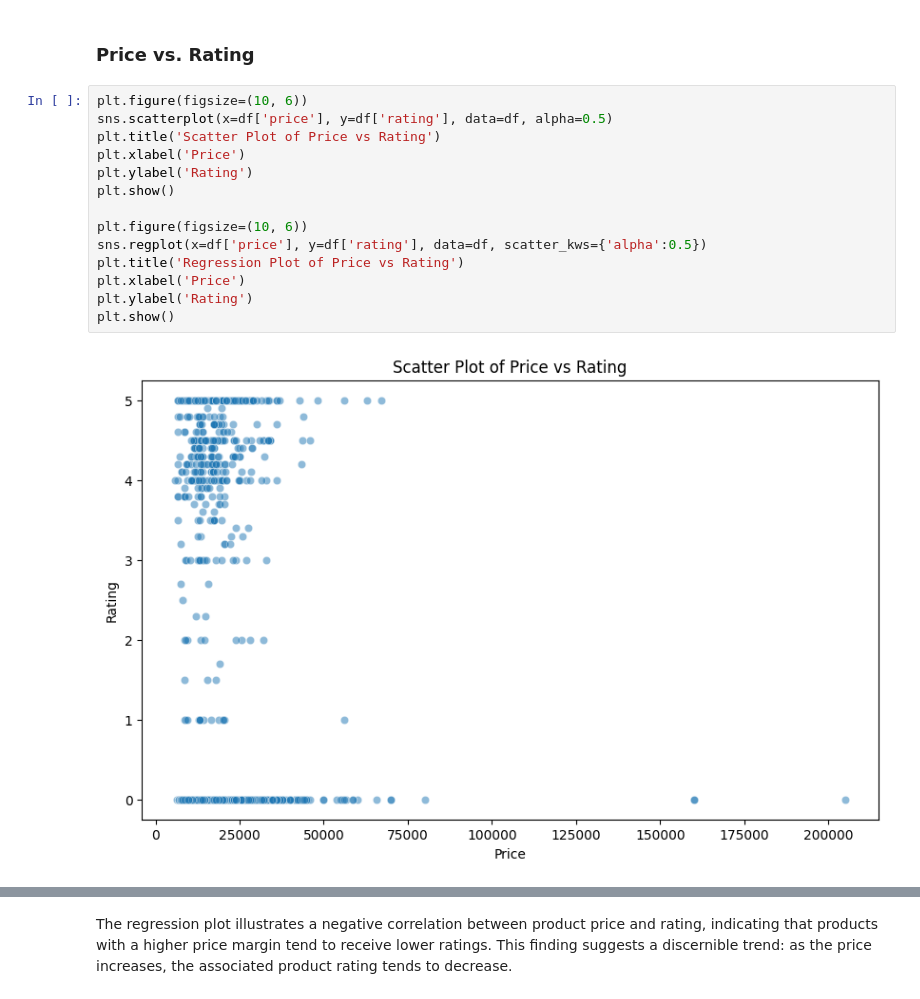
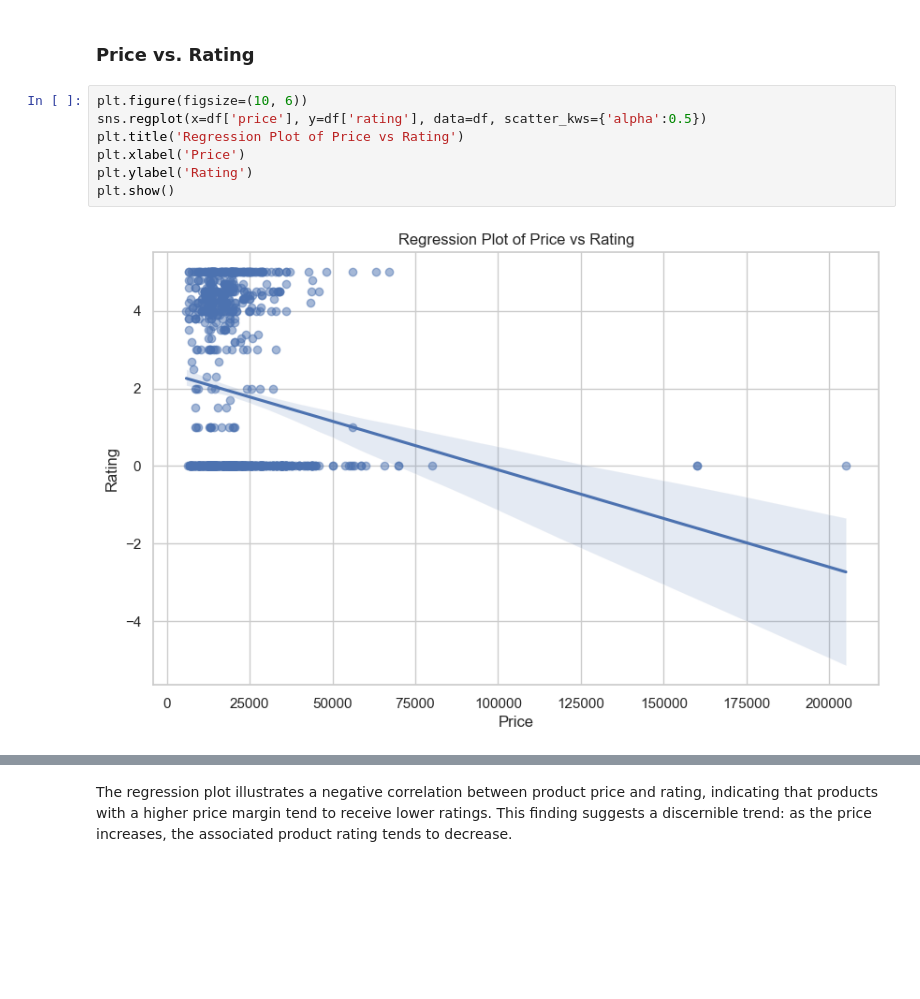
Before and after one commit to alvinmurimi/jumia, a Jupyter notebook: analysis.ipynb, the cells around one changed output, grey strips where cells are left out. Cells and saved outputs as stored; diff of their text form; blank space fills up the shorter version.

```diff
--- a/analysis.ipynb
+++ b/analysis.ipynb
@@ -521,18 +521,11 @@ The bar plot highlights that **Freeyond** leads with an average rating of approx
 # %% [markdown]
 ### Price vs. Rating
 # %%
-plt.figure(figsize=(10, 6))
-sns.scatterplot(x=df['price'], y=df['rating'], data=df, alpha=0.5)
-plt.title('Scatter Plot of Price vs Rating')
-plt.xlabel('Price')
-plt.ylabel('Rating')
-plt.show()
-
 plt.figure(figsize=(10, 6))
 sns.regplot(x=df['price'], y=df['rating'], data=df, scatter_kws={'alpha':0.5})
 plt.title('Regression Plot of Price vs Rating')
 plt.xlabel('Price')
 plt.ylabel('Rating')
 plt.show()
 # %% [output]
-[figure, old version]
+[figure, new version]
```
Also changed, not shown: parts of 1 cell of this notebook.
